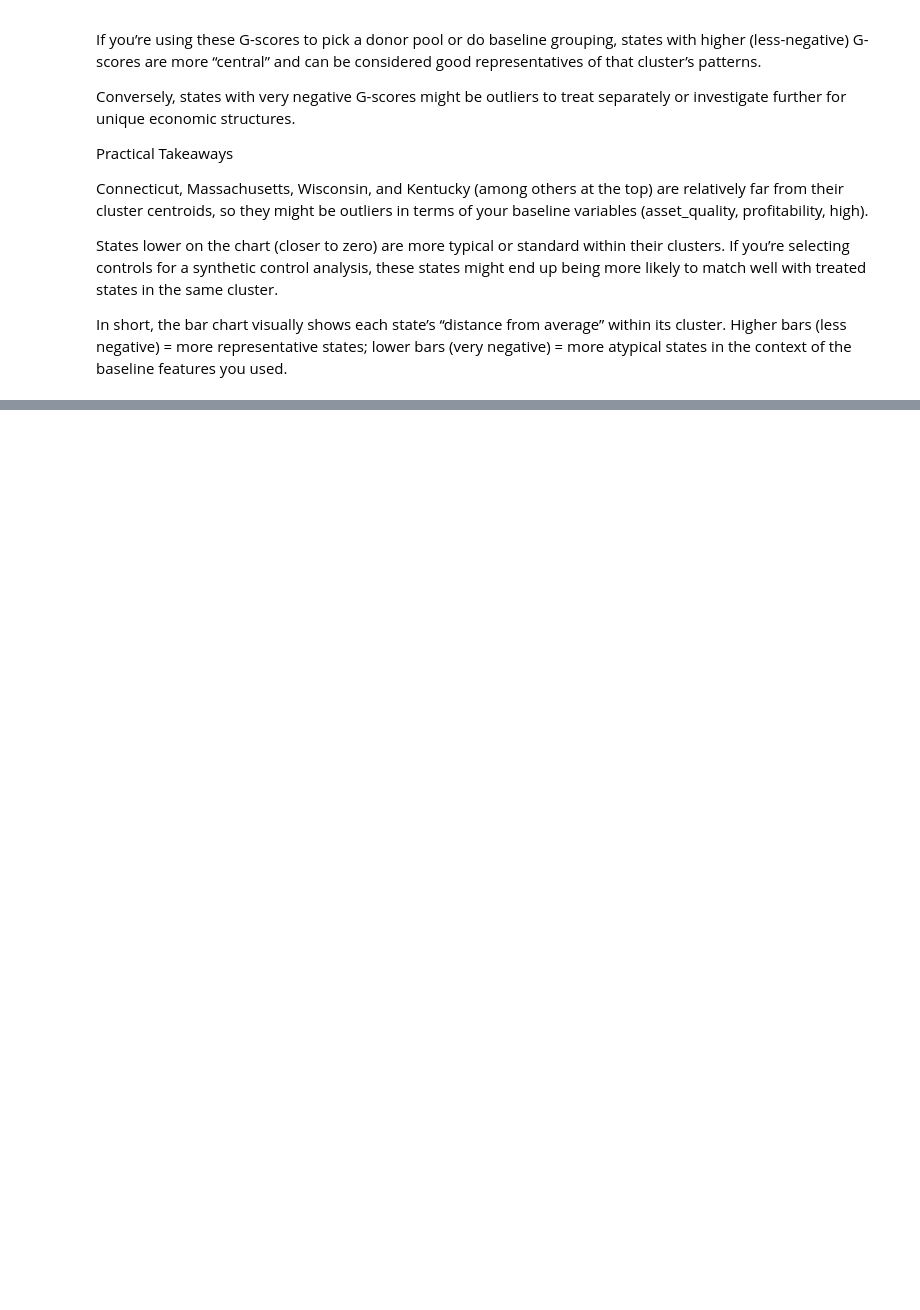
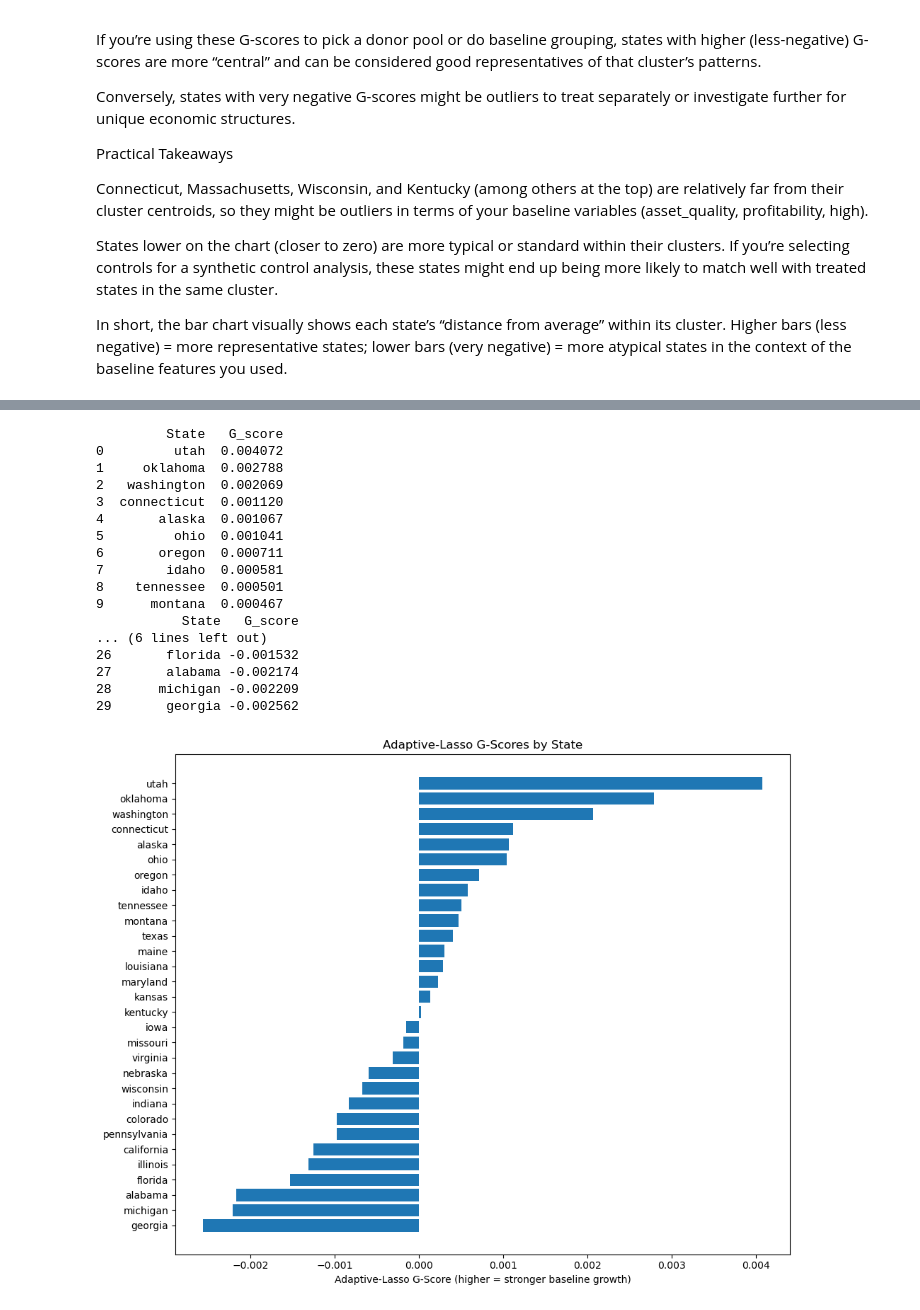
Before and after one commit to DMChakrabarti013/macro_matrics, a Jupyter notebook: G-Selection.ipynb, the cells around one changed output, grey strips where cells are left out. Saved outputs shown, nothing was run; the diff lists cells and outputs as text; code cells hidden in the pictures; blank space fills up the shorter version.

```diff
--- a/G-Selection.ipynb
+++ b/G-Selection.ipynb
@@ -213,0 +428,2 @@ In short, the bar chart visually shows each state’s “distance from average
+# %%
+merged_panel = pd.read_csv('merged_panel.csv')
@@ -213,0 +437,11 @@ In short, the bar chart visually shows each state’s “distance from average
+# %%
+scaler = StandardScaler()
+X_scaled = scaler.fit_transform(X)
+
+#   2)  Initial OLS to get raw betas
+# ------------------------------------------------------------------
+beta_ols = np.linalg.lstsq(X_scaled, y, rcond=None)[0]
+
+# Adaptive weight w_j = 1 / |beta_ols_j|^γ   (γ = 1)
+gamma = 1.0
+weights = 1.0 / (np.abs(beta_ols) ** gamma + 1e-8)
@@ -213,0 +472,7 @@ In short, the bar chart visually shows each state’s “distance from average
+# %%
+adaptive_state_score = (
+    panel.groupby("State")["G_score_adaptive"]
+         .mean()
+         .reset_index()
+         .sort_values("G_score_adaptive", ascending=False)
+)
@@ -213,0 +505,41 @@ In short, the bar chart visually shows each state’s “distance from average
+# %%
+ranked_states = (
+    adaptive_state_score
+      .sort_values("G_score_adaptive", ascending=False)
+      .reset_index(drop=True)
+      .rename(columns={"G_score_adaptive": "G_score"})
+)
+# %%
+import matplotlib.pyplot as plt
+
+# 0)  ensure `ranked_states` exists
+print(ranked_states.head(10))          # top 10
+print(ranked_states.tail(10))          # bottom 10
+
+# 1)  horizontal bar chart of all states
+plt.figure(figsize=(10, 8))
+plt.barh(ranked_states["State"], ranked_states["G_score"])
+plt.gca().invert_yaxis()
+plt.xlabel("Adaptive‑Lasso G‑Score (higher = stronger baseline growth)")
+plt.title("Adaptive‑Lasso G‑Scores by State")
+plt.tight_layout()
+plt.show()
+# %% [output]
+         State   G_score
+0         utah  0.004072
+1     oklahoma  0.002788
+2   washington  0.002069
+3  connecticut  0.001120
+4       alaska  0.001067
+5         ohio  0.001041
+6       oregon  0.000711
+7        idaho  0.000581
+8    tennessee  0.000501
+9      montana  0.000467
+           State   G_score
+... (6 lines left out)
+26       florida -0.001532
+27       alabama -0.002174
+28      michigan -0.002209
+29       georgia -0.002562
+[figure, added]
```
Also changed, not shown: parts of 73 cells of this notebook, 1 other file.
